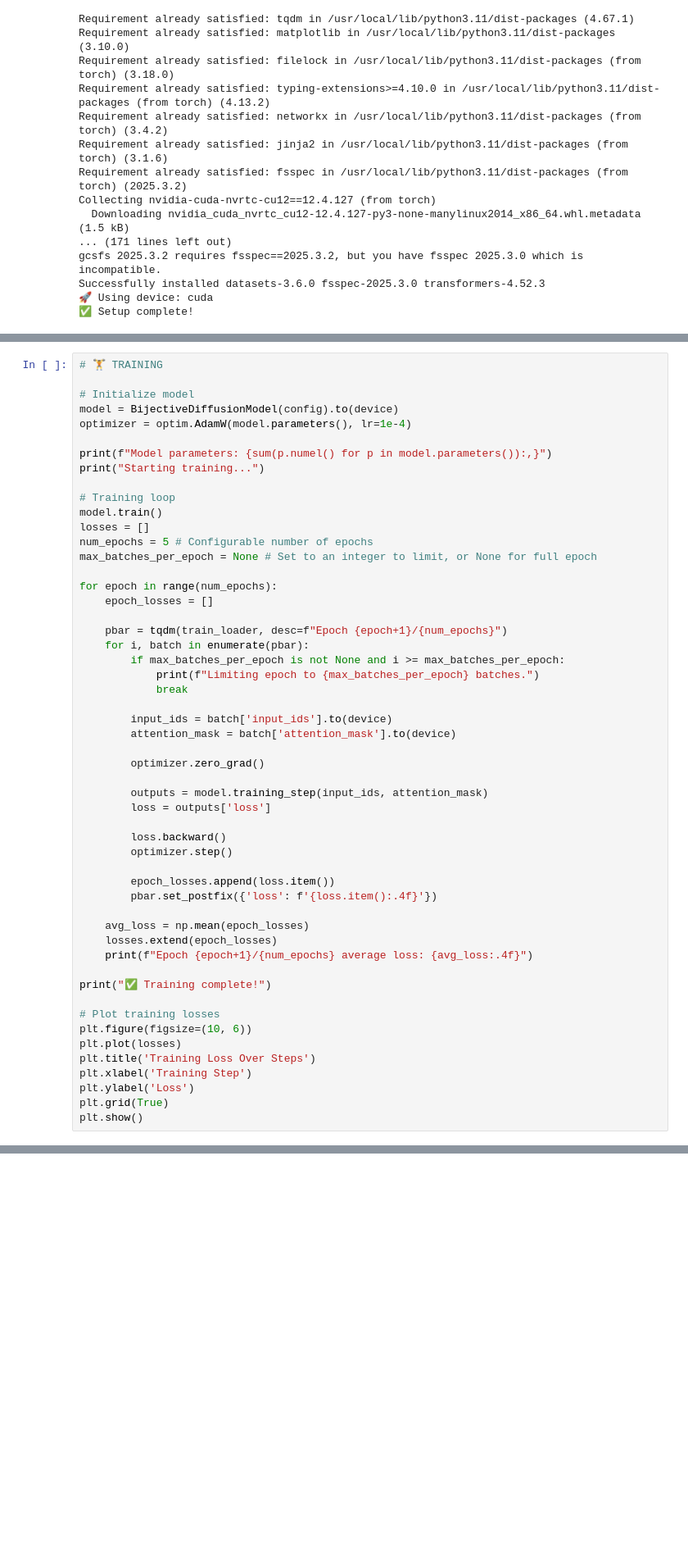
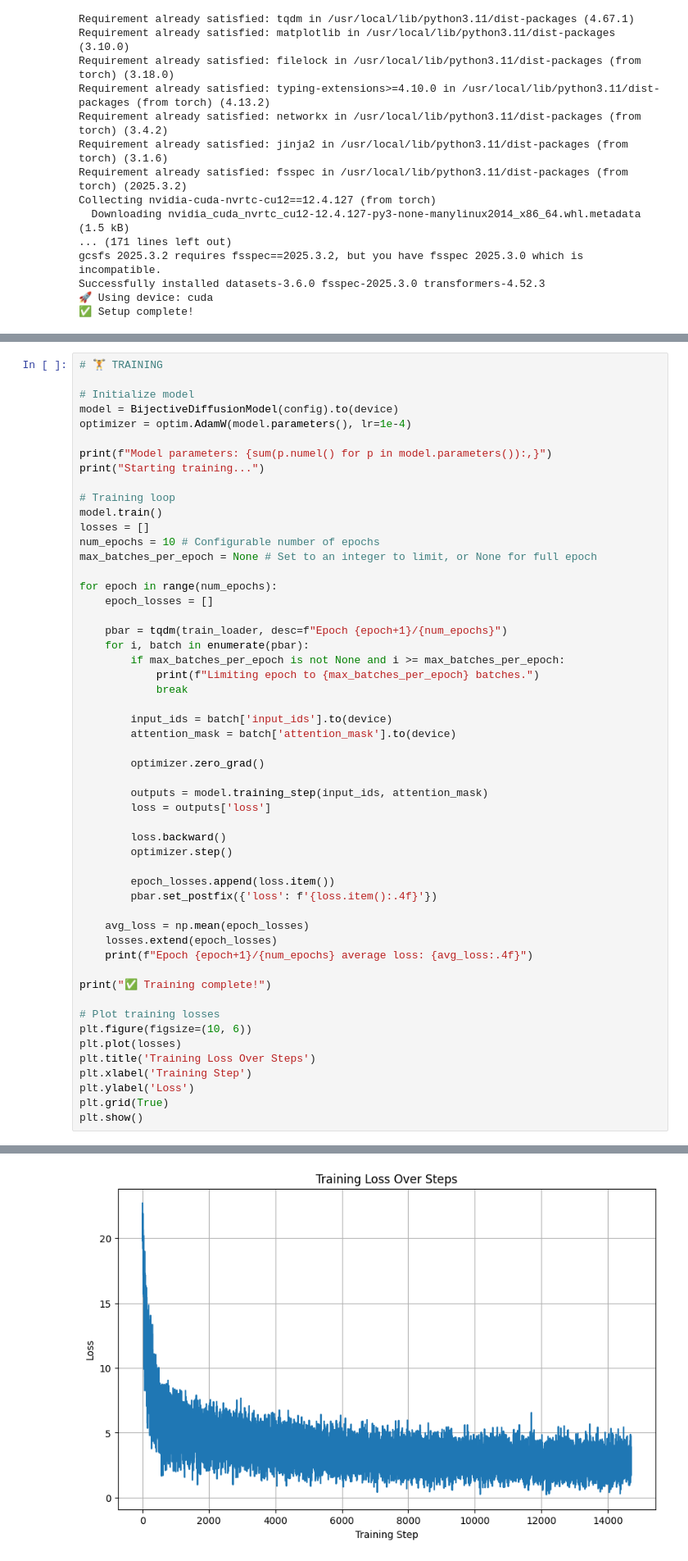
Before and after one commit to Dave-creekside/bijective-transformers, a Jupyter notebook: notebooks/Bijective_Discrete_Diffusion_Complete.ipynb, the cells around one changed output, grey strips where cells are left out. Shown: that part at 82% size. Drawn from its saved outputs; the diff is of its cells as text; blank space fills up the shorter version.

```diff
--- a/notebooks/Bijective_Discrete_Diffusion_Complete.ipynb
+++ b/notebooks/Bijective_Discrete_Diffusion_Complete.ipynb
@@ -442,7 +311,7 @@ print("Starting training...")
 # Training loop
 model.train()
 losses = []
-num_epochs = 5 # Configurable number of epochs
+num_epochs = 10 # Configurable number of epochs
 max_batches_per_epoch = None # Set to an integer to limit, or None for full epoch
 
 for epoch in range(num_epochs):
@@ -488,3 +363,4 @@ Starting training...
+[figure, added]
 # %%
 # 💾 SAVE TRAINED MODEL
 
```
Also changed, not shown: parts of 12 cells of this notebook, 1 other file.
